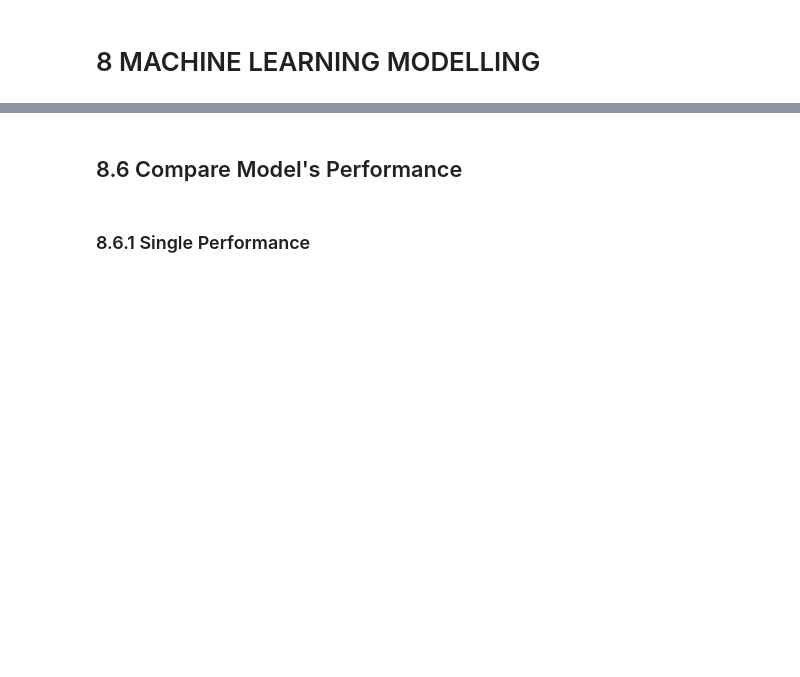
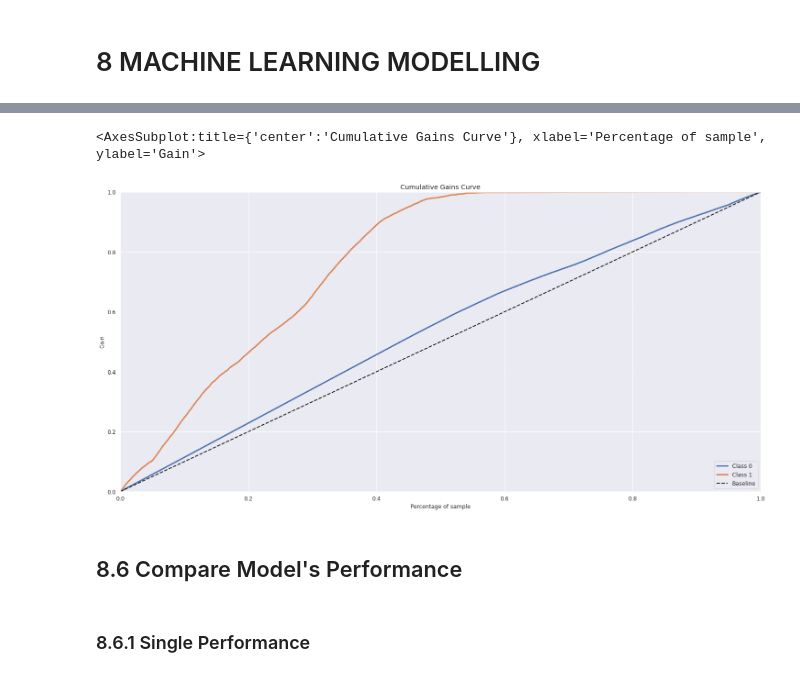
Before and after one commit to rafael-asousa/Cross-Sell-Prediction, a Jupyter notebook: notebook/cross-sell-predictions.ipynb, the cells around one changed output, grey strips where cells are left out. Drawn from its saved outputs; the diff is of its cells as text; code cells hidden in the pictures; blank space fills up the shorter version.

```diff
--- a/notebook/cross-sell-predictions.ipynb
+++ b/notebook/cross-sell-predictions.ipynb
@@ -592,3 +616,12 @@ x_test = x_test[cols_selected]
+# %%
+lr_model = lm.LogisticRegression(random_state=42).fit(x_train, y_train)
+
+yhat_lr = lr_model.predict_proba(x_test)
+
+skplt.metrics.plot_cumulative_gain(y_test, yhat_lr)
+# %% [output]
+<AxesSubplot:title={'center':'Cumulative Gains Curve'}, xlabel='Percentage of sample', ylabel='Gain'>
+[figure, added]
 # %% [markdown]
 ## 8.6 Compare Model's Performance
 # %% [markdown]
```
Also changed, not shown: parts of 20 cells of this notebook.
